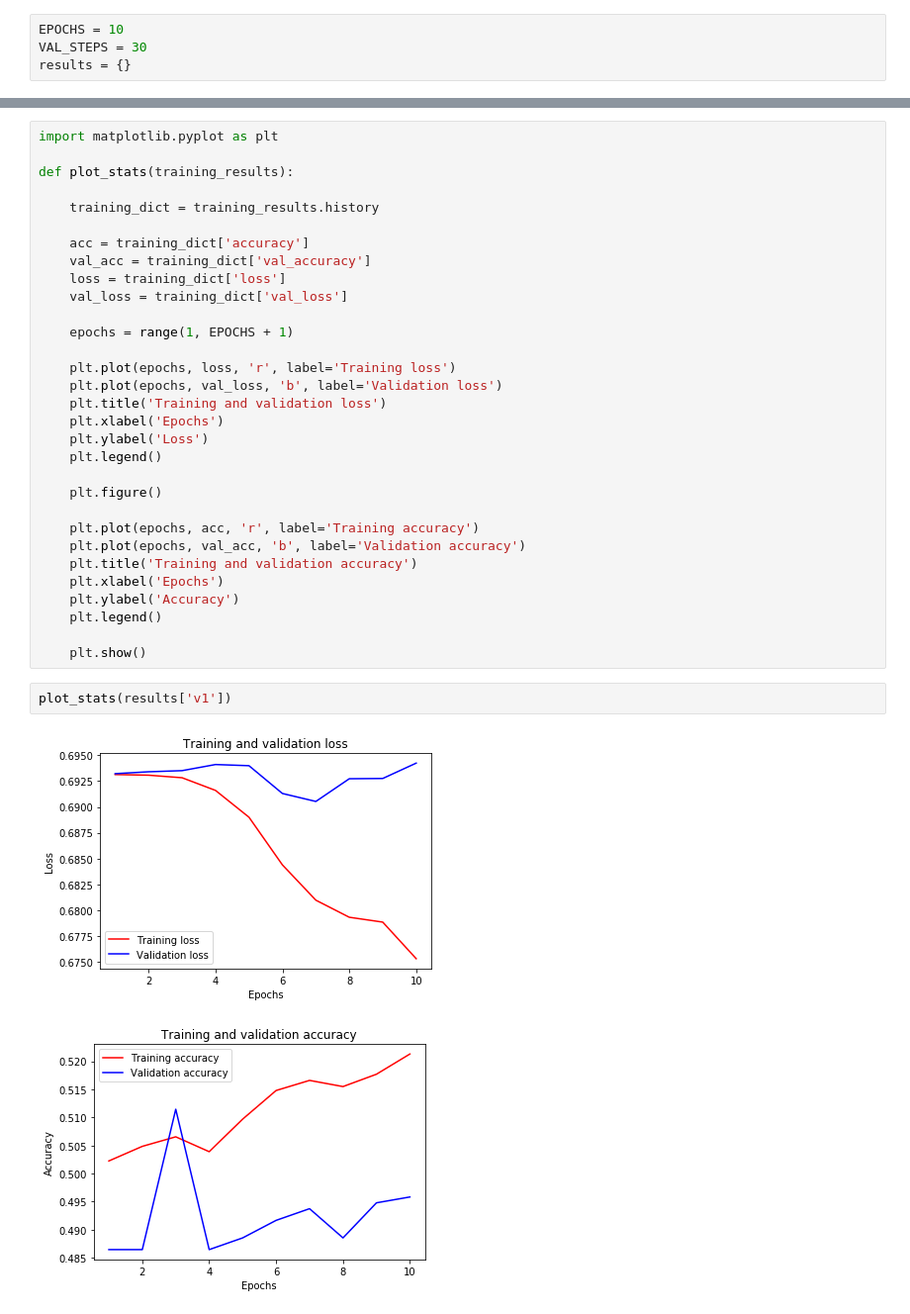
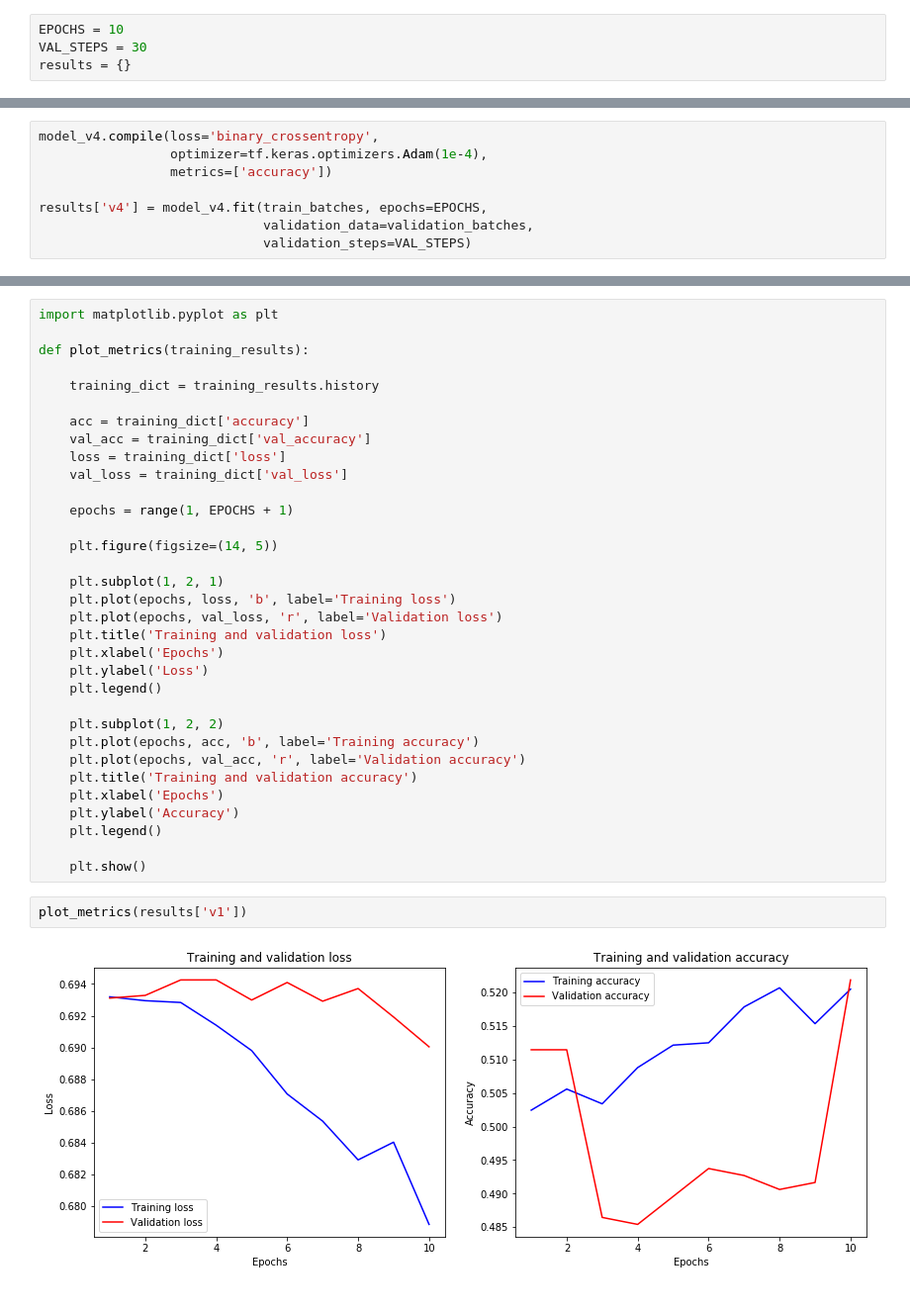
Before and after one commit to ccarpenterg/introNLP, a Jupyter notebook: 03a_NLP_and_recurrent_neural_networks.ipynb, the cells around one changed output, grey strips where cells are left out. Shown at 99% size. Cells and saved outputs as stored; diff of their text form.

Commit message:
added training, testing and plotting for 4th model; trained 4 models; fixed plot_metrics to show loss, acc side-by-side

```diff
--- a/03a_NLP_and_recurrent_neural_networks.ipynb
+++ b/03a_NLP_and_recurrent_neural_networks.ipynb
@@ -336,0 +337,8 @@ Test Accuracy: 0.8415200114250183
+# %%
+model_v4.compile(loss='binary_crossentropy',
+                 optimizer=tf.keras.optimizers.Adam(1e-4),
+                 metrics=['accuracy'])
+
+results['v4'] = model_v4.fit(train_batches, epochs=EPOCHS,
+                             validation_data=validation_batches,
+                             validation_steps=VAL_STEPS)
@@ -337,7 +374,7 @@ Test Accuracy: 0.8415200114250183
 # %%
 import matplotlib.pyplot as plt
 
-def plot_stats(training_results):
+def plot_metrics(training_results):
 
     training_dict = training_results.history
 
@@ -348,17 +385,19 @@ def plot_stats(training_results):
 
     epochs = range(1, EPOCHS + 1)
 
-    plt.plot(epochs, loss, 'r', label='Training loss')
-    plt.plot(epochs, val_loss, 'b', label='Validation loss')
+    plt.figure(figsize=(14, 5))
+
+    plt.subplot(1, 2, 1)
+    plt.plot(epochs, loss, 'b', label='Training loss')
+    plt.plot(epochs, val_loss, 'r', label='Validation loss')
     plt.title('Training and validation loss')
     plt.xlabel('Epochs')
     plt.ylabel('Loss')
     plt.legend()
 
-    plt.figure()
-
-    plt.plot(epochs, acc, 'r', label='Training accuracy')
-    plt.plot(epochs, val_acc, 'b', label='Validation accuracy')
+    plt.subplot(1, 2, 2)
+    plt.plot(epochs, acc, 'b', label='Training accuracy')
+    plt.plot(epochs, val_acc, 'r', label='Validation accuracy')
     plt.title('Training and validation accuracy')
     plt.xlabel('Epochs')
     plt.ylabel('Accuracy')
@@ -366,8 +405,7 @@ def plot_stats(training_results):
 
     plt.show()
 # %%
-plot_stats(results['v1'])
+plot_metrics(results['v1'])
 # %% [output]
-[figure, old version]
+[figure, new version]
-[figure, removed]
 # %%
```
Also changed, not shown: parts of 14 cells of this notebook.
